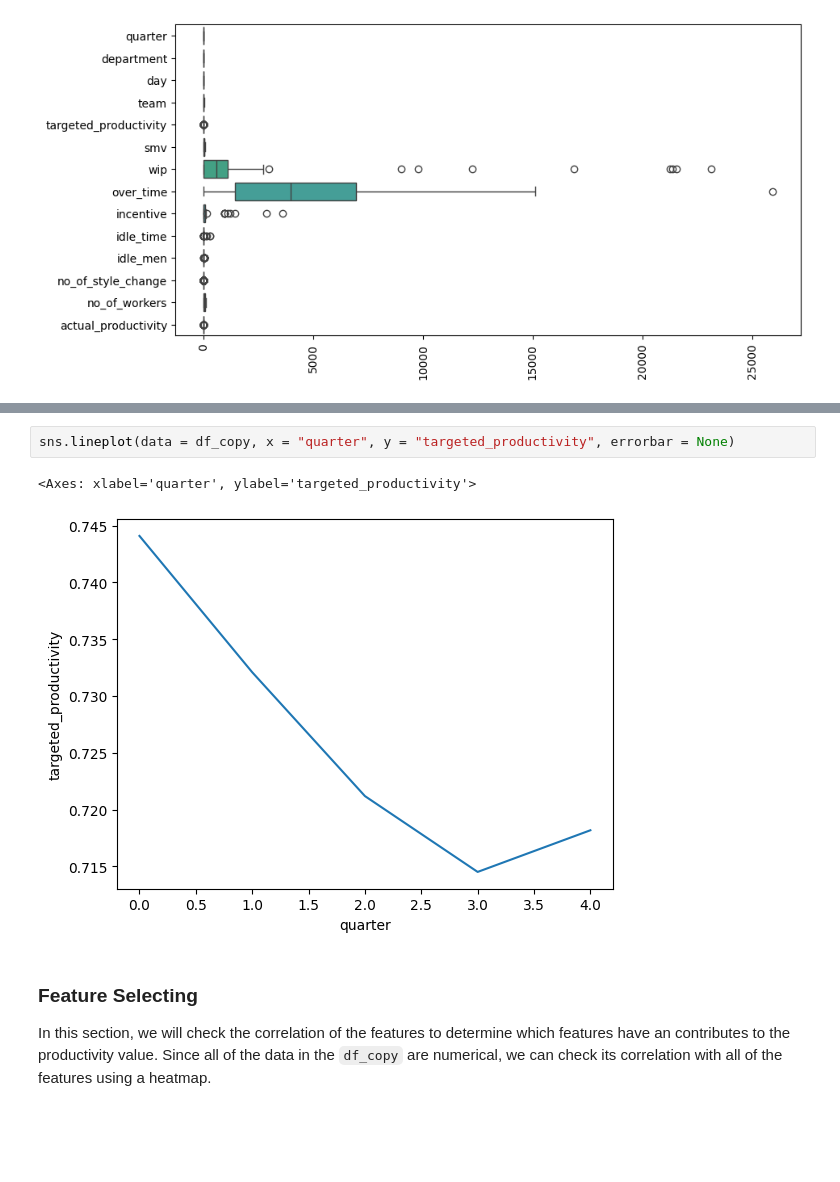
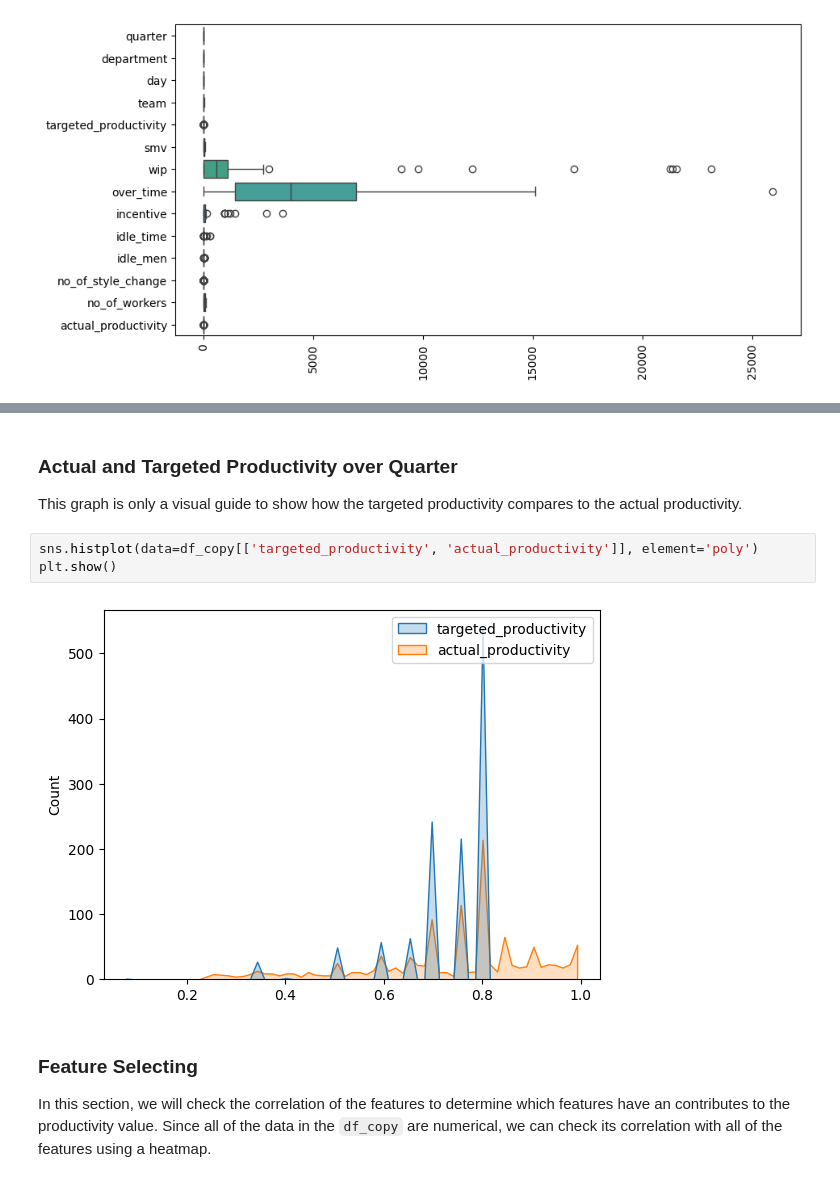
Before and after one commit to quinzonjosh/STINTSY-MCO, a Jupyter notebook: main.ipynb, the cells around one changed output, grey strips where cells are left out. Drawn from its saved outputs; the diff is of its cells as text; blank space fills up the shorter version.

```diff
--- a/main.ipynb
+++ b/main.ipynb
@@ -259,8 +252,12 @@ sns.lineplot(data = df_copy, x = "quarter", y = "actual_productivity", errorbar
-# %%
-sns.lineplot(data = df_copy, x = "quarter", y = "targeted_productivity", errorbar = None)
-# %% [output]
-<Axes: xlabel='quarter', ylabel='targeted_productivity'>
-[figure, removed]
+# %% [markdown]
+### **Actual and Targeted Productivity over Quarter** <p>
+
+This graph is only a visual guide to show how the targeted productivity compares to the actual productivity.
+# %%
+sns.histplot(data=df_copy[['targeted_productivity', 'actual_productivity']], element='poly')
+plt.show()
+# %% [output]
+[figure, added]
 # %% [markdown]
 ### **Feature Selecting**
 In this section, we will check the correlation of the features to determine which features have an contributes to the productivity value. Since all of the data in the `df_copy` are numerical, we can check its correlation with all of the features using a heatmap.
```
Also changed, not shown: parts of 47 cells of this notebook.
